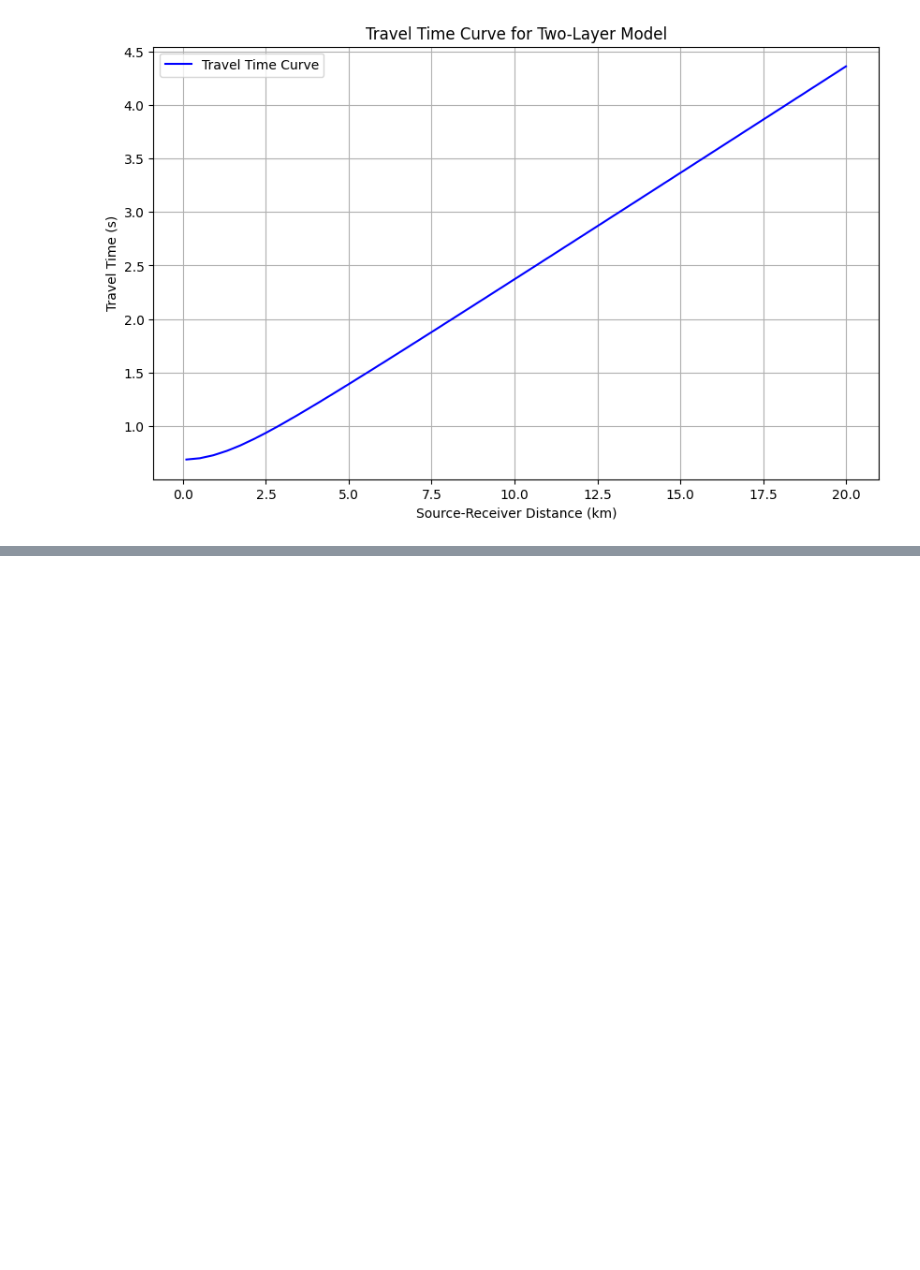
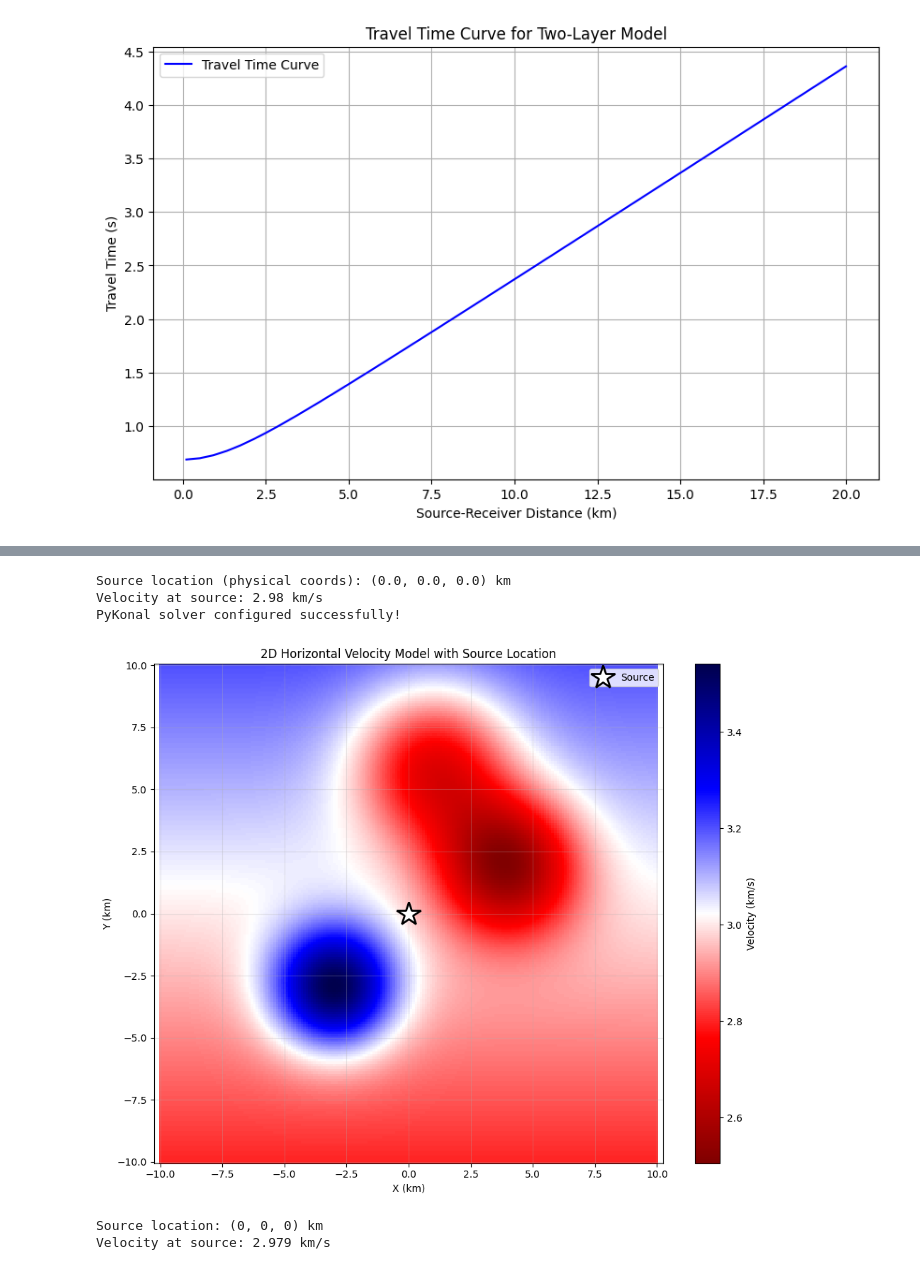
Before and after one commit to UW-geophysics-edu/ESS563-2025, a Jupyter notebook: notebooks/Eikonal_tomo_location.ipynb, the cells around one changed output, grey strips where cells are left out. Saved outputs shown, nothing was run; the diff lists cells and outputs as text; code cells hidden in the pictures; blank space fills up the shorter version.

Commit message:
update eikonal

```diff
--- a/notebooks/Eikonal_tomo_location.ipynb
+++ b/notebooks/Eikonal_tomo_location.ipynb
@@ -428,0 +635,63 @@ Would you like me to extend this script to include **geometric spreading and amp
+# %%
+# Create PyKonal solver for 3D problem
+solver = pykonal.EikonalSolver(coord_sys="cartesian")
+
+# Define the grid
+solver.velocity.min_coords = x_min, y_min, z_min
+solver.velocity.node_intervals = (x_max - x_min) / (nx - 1), (y_max - y_min) / (ny - 1), (z_max - z_min) / (nz - 1)
+solver.velocity.npts = nx, ny, nz
+
+# Set the velocity model (PyKonal expects velocity, not slowness)
+solver.velocity.values = velocity_model
+
+# Define source location (center of domain at z=0) - USE PHYSICAL COORDINATES
+source_x, source_y, source_z = 0, 0, 0
+# find indexes corresponding to physical coordinates
+idx_x = int((source_x - x_min) / (x_max - x_min) * (nx - 1))
+idx_y = int((source_y - y_min) / (y_max - y_min) * (ny - 1))
+idx_z = int((source_z - z_min) / (z_max - z_min) * (nz - 1))
+src_idx = (idx_x, idx_y, idx_z)
+solver.traveltime.values[src_idx] = 0.0  # Set travel time at source to zero
+solver.traveltime.values[src_idx] = 0
+# Set the unknown flag for the source node to False.
+# This is an FMM state variable indicating which values are completely
+# unknown. Setting it to False indicates that the node has a tentative value
+# assigned to it. In this case, the tentative value happens to be the true,
+# final value.
+solver.unknown[src_idx] = False
+# Push the index of the source node onto the narrow-band heap.
+solver.trial.push(*src_idx)
+
+
+print(f"Source location (physical coords): ({source_x:.1f}, {source_y:.1f}, {source_z:.1f}) km")
+print(f"Velocity at source: {velocity_model[nx//2, ny//2, 0]:.2f} km/s")
+print("PyKonal solver configured successfully!")
+# %% [output]
+Source location (physical coords): (0.0, 0.0, 0.0) km
+Velocity at source: 2.98 km/s
+PyKonal solver configured successfully!
+# %%
+# Plot velocity model with source location
+plt.figure(figsize=(10, 8))
+im = plt.pcolormesh(X, Y, velocity_2d, shading='auto', cmap='seismic_r')
+plt.colorbar(im, label='Velocity (km/s)')
+
+# Mark the source location
+plt.plot(source_x, source_y, 'w*', markersize=25, markeredgecolor='black',
+         markeredgewidth=2, label='Source', zorder=10)
+
+plt.xlabel('X (km)')
+plt.ylabel('Y (km)')
+plt.title('2D Horizontal Velocity Model with Source Location')
+plt.axis('equal')
+plt.grid(True, alpha=0.3)
+plt.legend()
+plt.tight_layout()
+plt.show()
+
+print(f"Source location: ({source_x}, {source_y}, {source_z}) km")
+print(f"Velocity at source: {velocity_2d[ny//2, nx//2]:.3f} km/s")
+# %% [output]
+[figure, added]
+Source location: (0, 0, 0) km
+Velocity at source: 2.979 km/s
```
Also changed, not shown: parts of 27 cells of this notebook.
